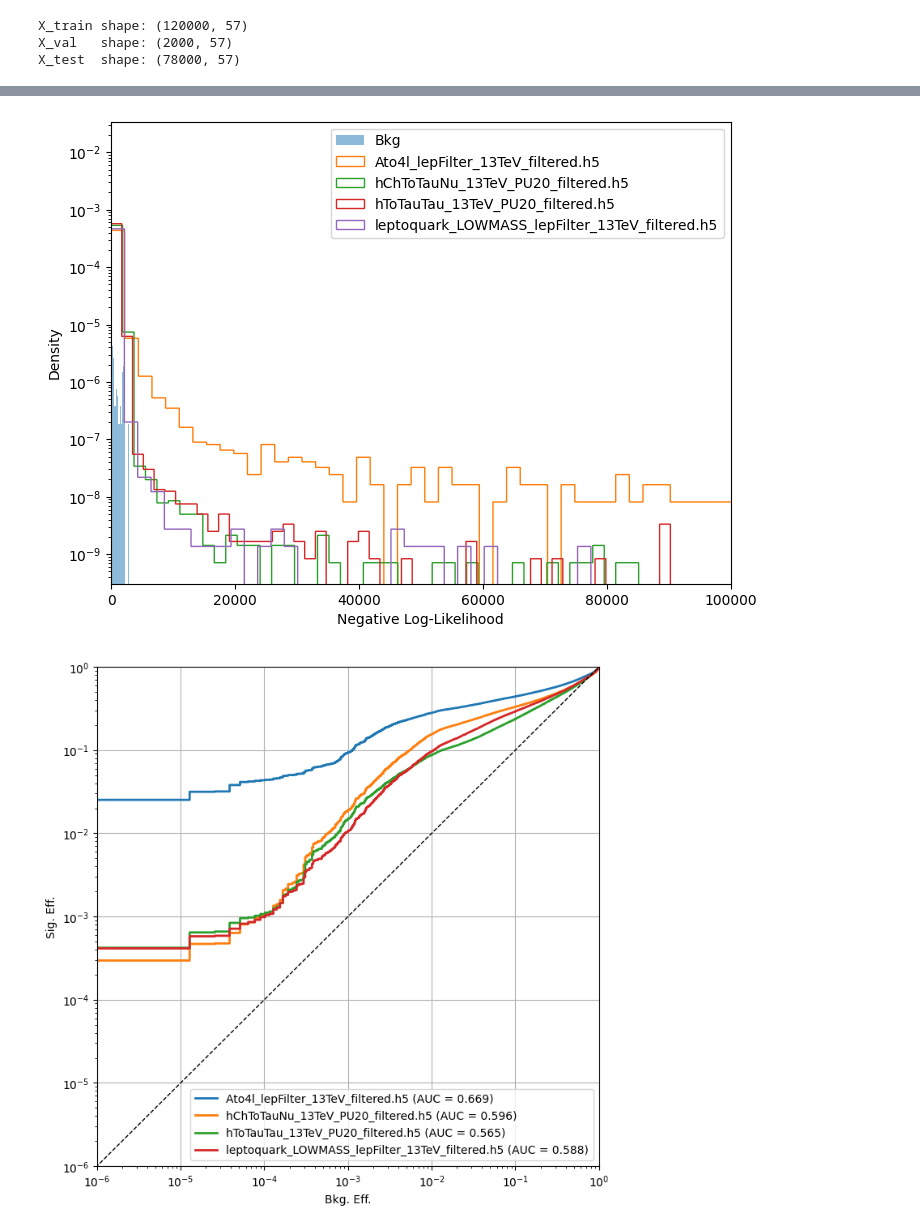
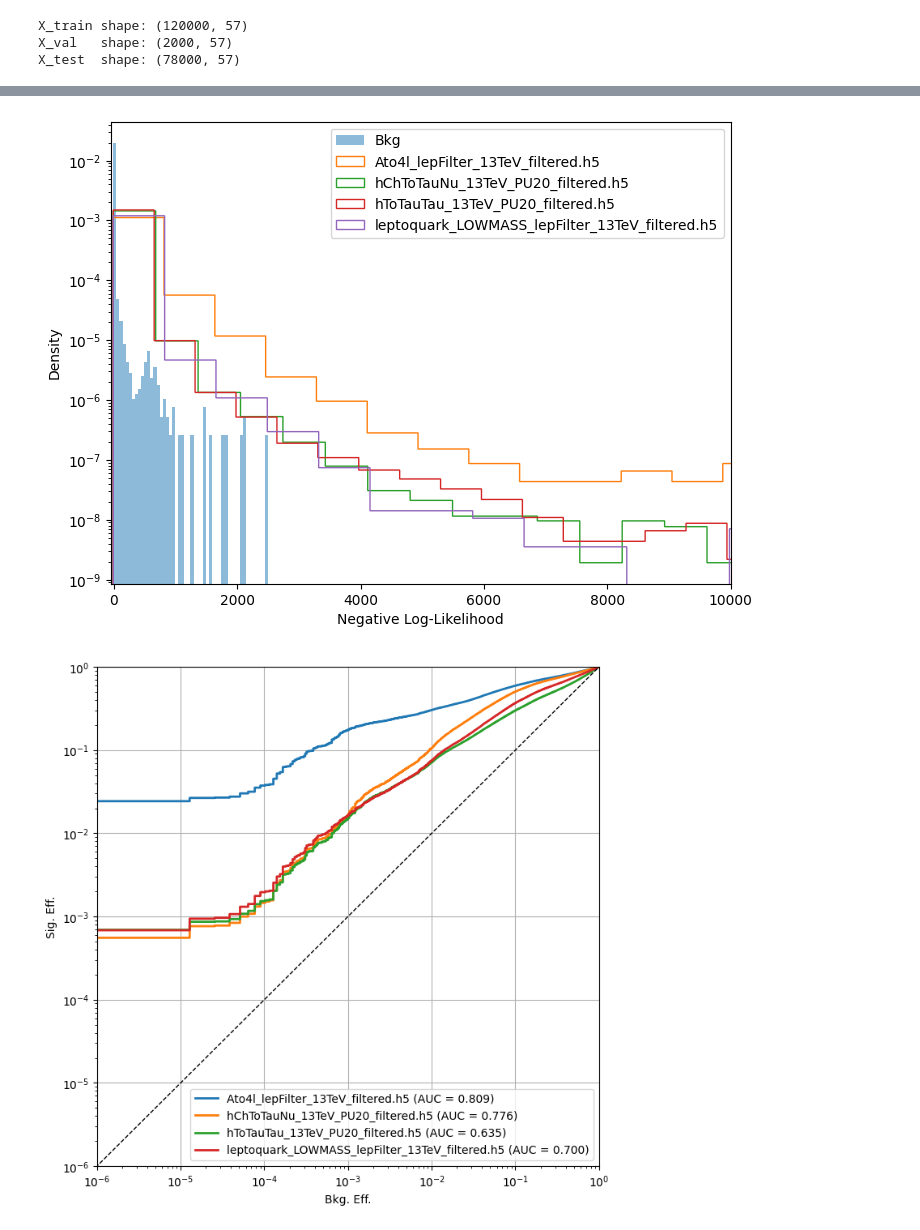
Before and after one commit to hftsoi/hls4nf, a Jupyter notebook: train.ipynb, the cells around one changed output, grey strips where cells are left out. Cells and saved outputs as stored; diff of their text form; code cells hidden in the pictures.

```diff
--- a/train.ipynb
+++ b/train.ipynb
@@ -231,7 +231,7 @@ class PlanarFlow(layers.Layer):
         h_prime = 1 - tf.square(tf.tanh(linear_term))
         psi = tf.expand_dims(h_prime, -1) * self.w
         u_dot_psi = tf.reduce_sum(self.u * psi, axis=-1)
-        log_det = tf.math.log(tf.abs(1 + u_dot_psi) + 1e-10)
+        log_det = tf.math.log(tf.abs(1 + u_dot_psi) + 1e-5)
 
         return outputs, log_det
 
@@ -269,10 +269,10 @@ def nll_loss(model, x):
 epochs = 80
 batch_size = 128
 
-model_nf = NormalizingFlowModel(num_flows=1)
+model_nf = NormalizingFlowModel(num_flows=2)
 
 train_dataset = tf.data.Dataset.from_tensor_slices(X_train).shuffle(10000).batch(batch_size)
-optimizer = tf.keras.optimizers.legacy.Adam(learning_rate=0.005)
+optimizer = tf.keras.optimizers.legacy.Adam(learning_rate=0.008)
 
 epoch_losses = []
 for epoch in range(epochs):
@@ -327,19 +327,19 @@ for i in range(4):
     nll_sig.append(compute_nll_for_nf(model_nf, data[i+1]))
 # %%
 plt.figure(figsize=(8,6))
-plt.hist(nll_x_test, bins=100, alpha=0.5, label='Bkg', density=True)
+plt.hist(nll_x_test, bins=50, alpha=0.5, label='Bkg', density=True)
 
 for i, nll_vals in enumerate(nll_sig):
     plt.hist(nll_vals, bins=10000, label=f'{files[i+1]}', density=True, histtype='step')
 
 plt.xlabel('Negative Log-Likelihood')
 plt.ylabel('Density')
-plt.xlim((-50,100000))
+plt.xlim((-50,10000))
 plt.yscale('log')
 plt.legend()
 plt.show()
 # %% [output]
-[figure, old version]
+[figure, new version]
 # %%
 plt.figure(figsize=(8, 8))
 for i in range(4):
@@ -361,4 +361,4 @@ plt.xlim((1e-6,1))
 plt.grid(True)
 plt.show()
 # %% [output]
-[figure, old version]
+[figure, new version]
```
Also changed, not shown: parts of 1 cell of this notebook.
